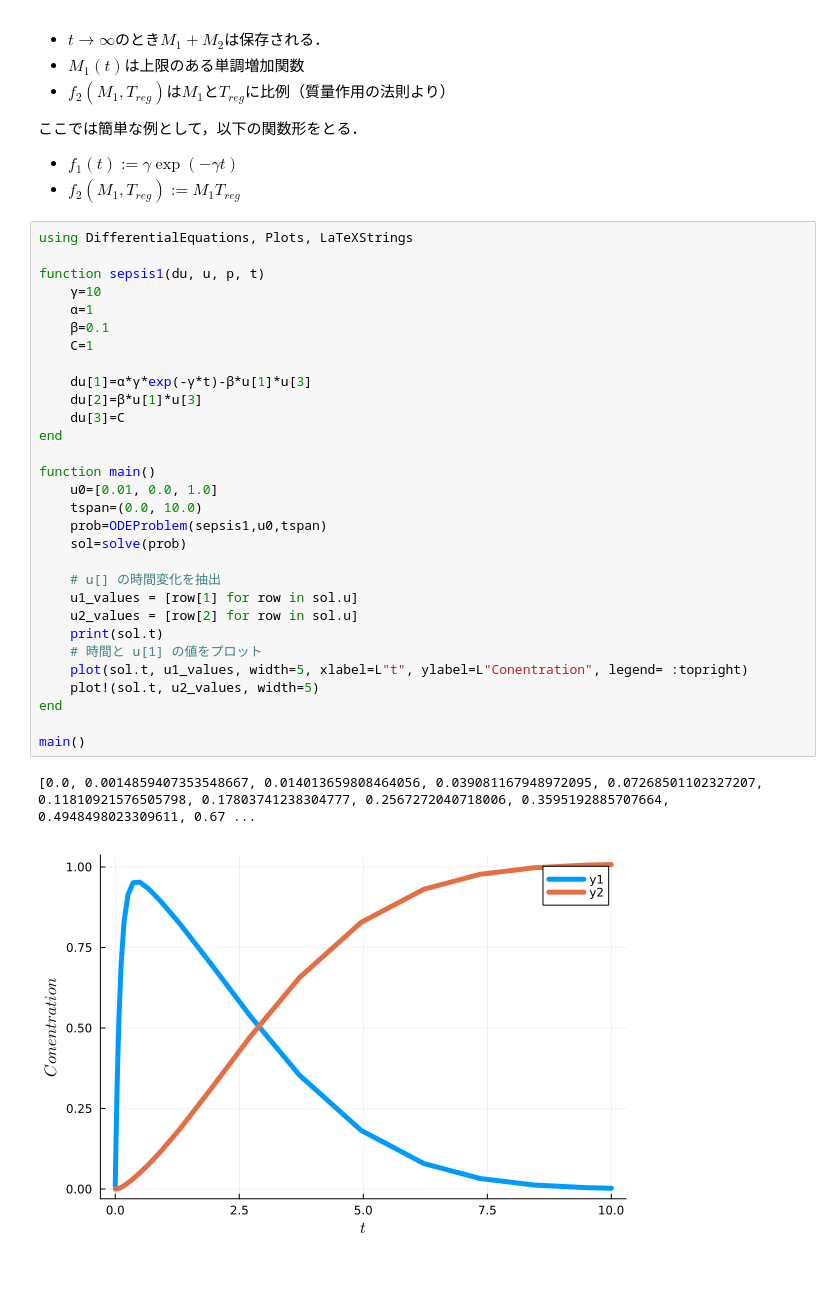
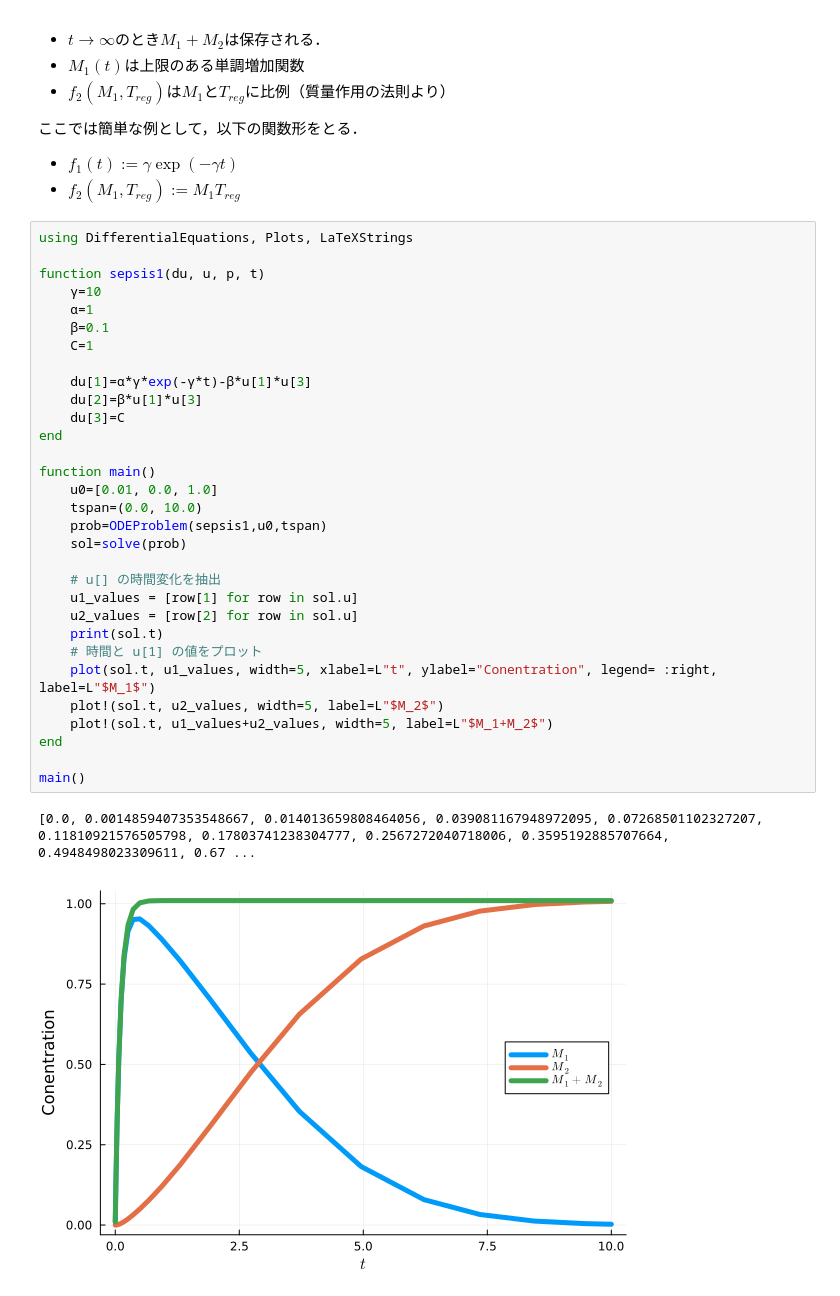
Before and after one commit to kinop0124/masafumi, a Jupyter notebook: src/masa01.ipynb, the cells around one changed output. Saved outputs shown, nothing was run; the diff lists cells and outputs as text.

```diff
--- a/src/masa01.ipynb
+++ b/src/masa01.ipynb
@@ -26,33 +26,34 @@ $M_1$：炎症性？マイクログリア，$M_2$：抗炎症性マイクログ
 # %%
 using DifferentialEquations, Plots, LaTeXStrings
 
 function sepsis1(du, u, p, t)
     γ=10
     α=1
     β=0.1
     C=1
 
     du[1]=α*γ*exp(-γ*t)-β*u[1]*u[3]
     du[2]=β*u[1]*u[3]
     du[3]=C
 end
 
 function main()
     u0=[0.01, 0.0, 1.0]
     tspan=(0.0, 10.0)
     prob=ODEProblem(sepsis1,u0,tspan)
     sol=solve(prob)
 
     # u[] の時間変化を抽出
     u1_values = [row[1] for row in sol.u]
     u2_values = [row[2] for row in sol.u]
     print(sol.t)
     # 時間と u[1] の値をプロット
-    plot(sol.t, u1_values, width=5, xlabel=L"t", ylabel=L"Conentration", legend= :topright)
-    plot!(sol.t, u2_values, width=5)
+    plot(sol.t, u1_values, width=5, xlabel=L"t", ylabel="Conentration", legend= :right, label=L"$M_1$")
+    plot!(sol.t, u2_values, width=5, label=L"$M_2$")
+    plot!(sol.t, u1_values+u2_values, width=5, label=L"$M_1+M_2$")
 end
 
 main()
 # %% [output]
 [0.0, 0.0014859407353548667, 0.014013659808464056, 0.039081167948972095, 0.07268501102327207, 0.11810921576505798, 0.17803741238304777, 0.2567272040718006, 0.3595192885707664, 0.4948498023309611, 0.67 ...
-[figure, old version]
+[figure, new version]
```
Also changed, not shown: 2 other files.
